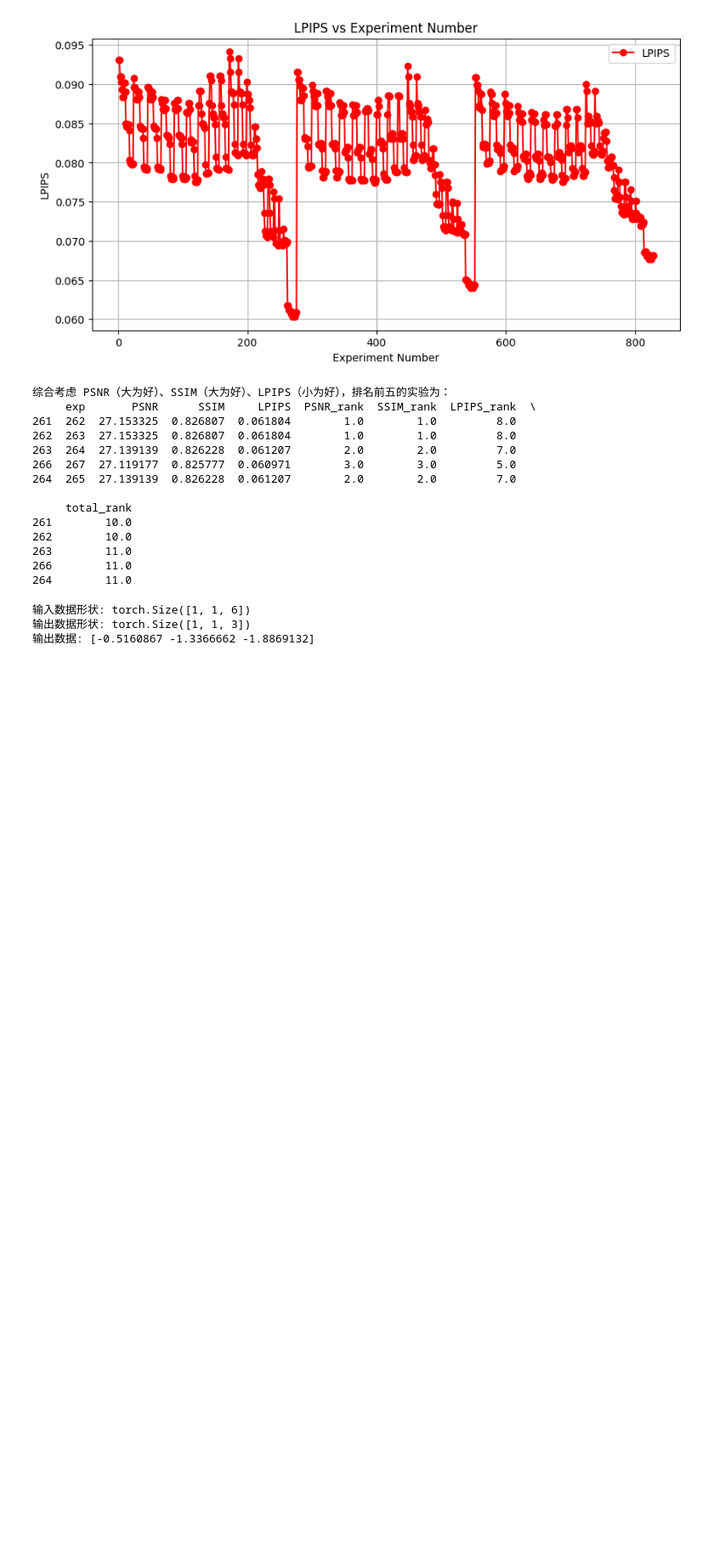
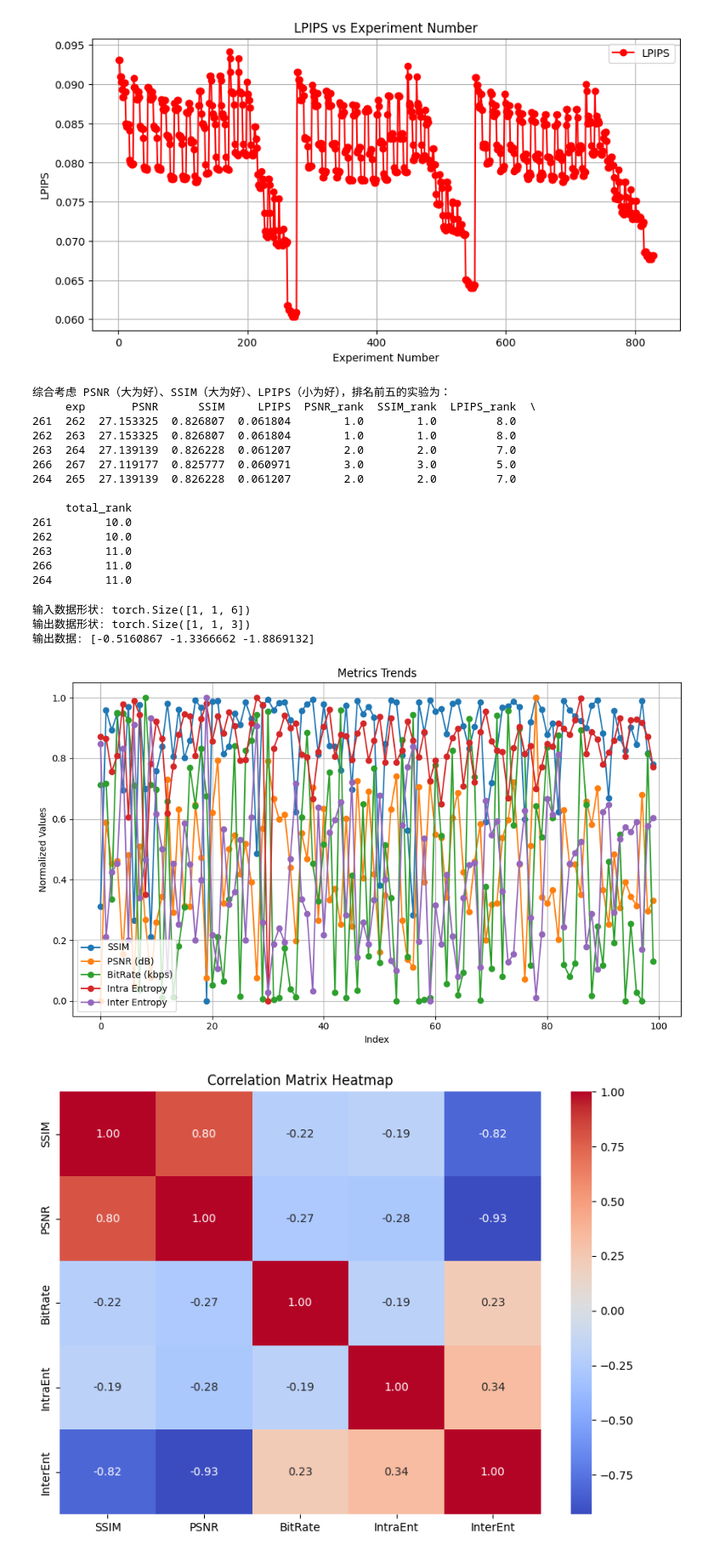
Before and after one commit to c976237222/HunyuanVideo_efficiency, a Jupyter notebook: analysis.ipynb, the cells around one changed output. Shown at 85% size. Drawn from its saved outputs; the diff is of its cells as text; code cells hidden in the pictures; blank space fills up the shorter version.

```diff
--- a/analysis.ipynb
+++ b/analysis.ipynb
@@ -618,0 +847,79 @@ print("输出数据:", y.squeeze().detach().numpy())  # 打印输出数据
+# %%
+import os
+import torch
+import matplotlib.pyplot as plt
+import numpy as np
+from tqdm import tqdm
+import seaborn as sns  # 用于热力图绘制
+
+def process_tensors_and_plot(tensor_dir, output_file="output.txt"):
+    # 获取所有 .pt 文件
+    pt_files = [f for f in os.listdir(tensor_dir) if f.endswith(".pt")]
+
+    # 存储结果
+    results = []
+
+    with open(output_file, "w") as f:
+        for pt_file in tqdm(pt_files):
+            # 加载 tensor
+            tensor_path = os.path.join(tensor_dir, pt_file)
+            input_tensor = torch.load(tensor_path, weights_only=False)
+            input_tensor = input_tensor.unsqueeze(0)
+
+            # 假设 compute_tile_metrics 函数返回五个指标
+            ssim_val, psnr_val, bitrate_val, avg_intra_entropy, avg_inter_entropy = compute_tile_metrics(input_tensor, fps=25)
+
+            # 写入文件
+            f.write(
+                f"{pt_file}\n"
+                f"  SSIM: {ssim_val:.4f}, PSNR: {psnr_val:.2f} dB\n"
+                f"  BitRate: {bitrate_val:.2f} kbps\n"
+                f"  IntraEntropy: {avg_intra_entropy:.2f}, InterEntropy: {avg_inter_entropy:.2f}\n\n"
+            )
+
+            # 保存结果
+            results.append((pt_file, ssim_val, psnr_val, bitrate_val, avg_intra_entropy, avg_inter_entropy))
+
+    # 提取所有指标
+    ssim_vals = [r[1] for r in results]
+    psnr_vals = [r[2] for r in results]
+    bitrate_vals = [r[3] for r in results]
+    intra_entropy_vals = [r[4] for r in results]
+    inter_entropy_vals = [r[5] for r in results]
+
+    # 计算相关性矩阵
+    data_matrix = np.array([ssim_vals, psnr_vals, bitrate_vals, intra_entropy_vals, inter_entropy_vals])
+    corr_matrix = np.corrcoef(data_matrix)
+
+    # 绘制五条线在一张图上
+    plt.figure(figsize=(10, 6))
+    for vals, label in zip(
+        [ssim_vals, psnr_vals, bitrate_vals, intra_entropy_vals, inter_entropy_vals],
+        ["SSIM", "PSNR (dB)", "BitRate (kbps)", "Intra Entropy", "Inter Entropy"]
+    ):
+        normalized = (vals - np.min(vals)) / (np.max(vals) - np.min(vals))  # 数据归一化
+        plt.plot(normalized, label=label, marker="o")
+    plt.title("Metrics Trends")
+    plt.xlabel("Index")
+    plt.ylabel("Normalized Values")
+    plt.legend()
+    plt.grid()
+    plt.tight_layout()
+    plt.savefig("metrics_trends.png")
+    plt.show()
+
+    # 绘制相关性矩阵热力图
+    plt.figure(figsize=(8, 6))
+    sns.heatmap(corr_matrix, annot=True, fmt=".2f", xticklabels=["SSIM", "PSNR", "BitRate", "IntraEnt", "InterEnt"],
+                yticklabels=["SSIM", "PSNR", "BitRate", "IntraEnt", "InterEnt"], cmap="coolwarm", cbar=True)
+    plt.title("Correlation Matrix Heatmap")
+    plt.tight_layout()
+    plt.savefig("correlation_heatmap.png")
+    plt.show()
+
+# 指定 tensor 文件夹路径
+tensor_dir = "/home/hanling/HunyuanVideo_efficiency/video_data/video_data_100_240p_tensor"
+process_tensors_and_plot(tensor_dir)
+# %% [output]
+[figure, added]
+[figure, added]
```
Also changed, not shown: parts of 2 cells of this notebook, 8 other files.
